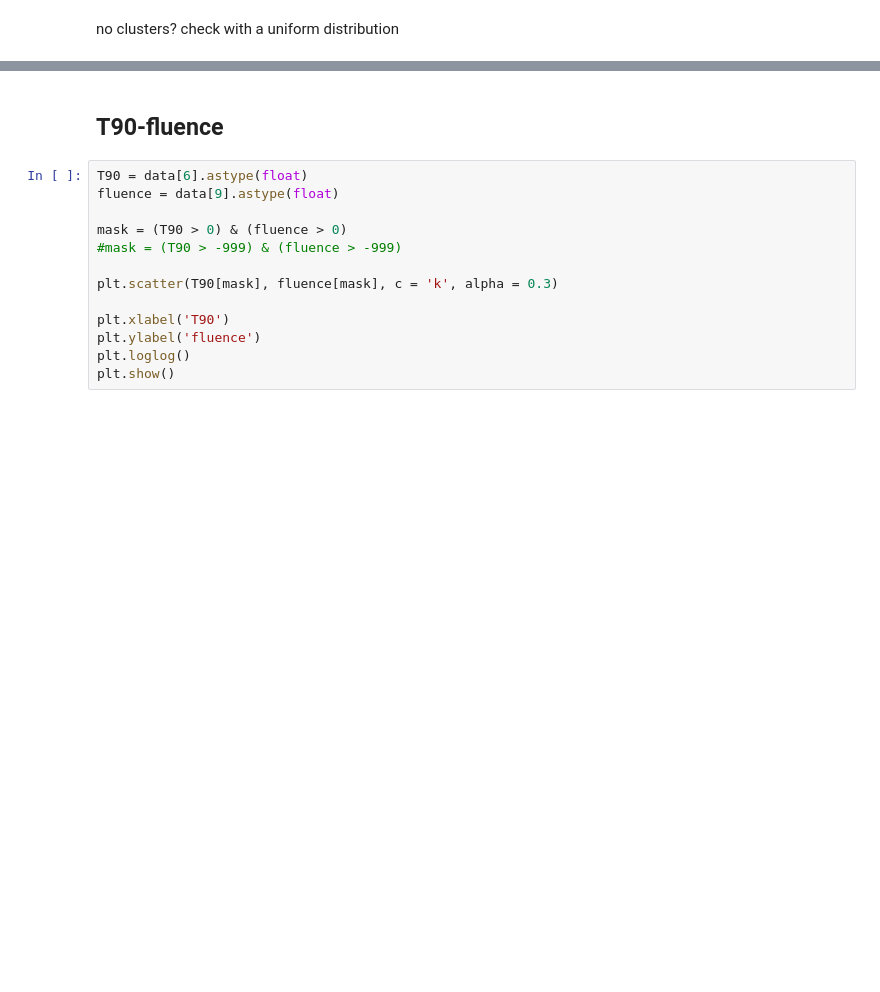
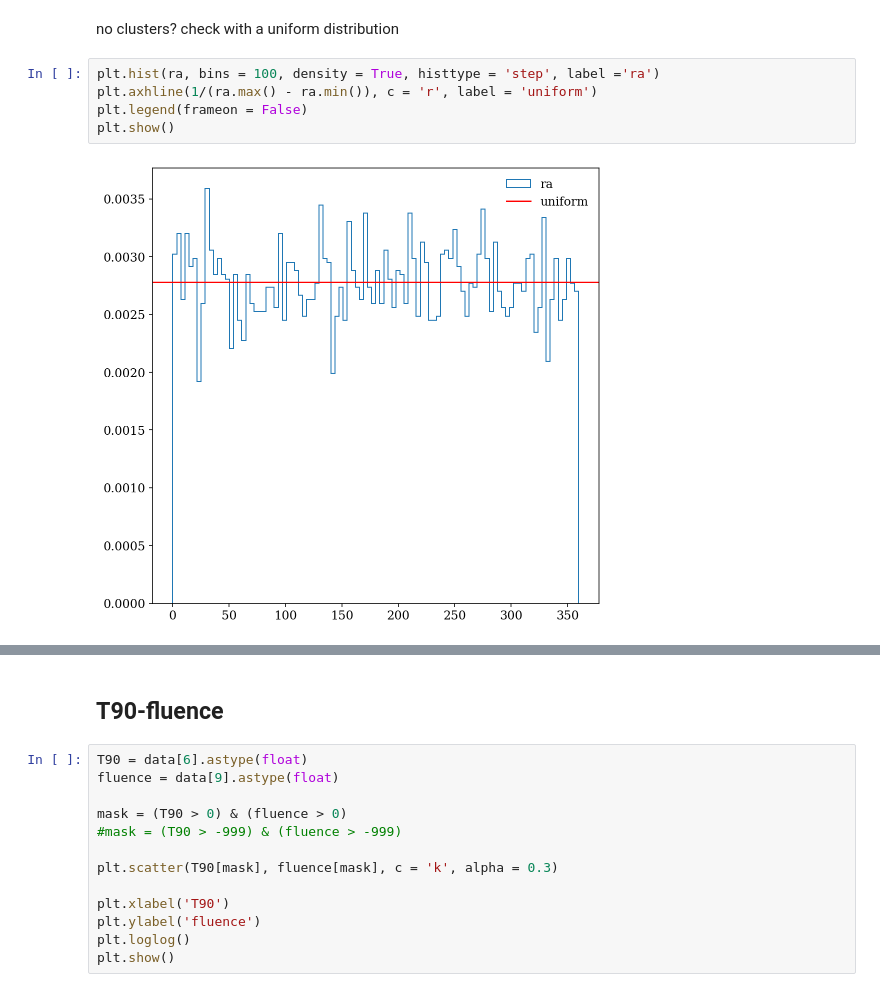
Before and after one commit to asantini29/astrostatistics_bicocca_2022, a Jupyter notebook: working/L14_GRB.ipynb, the cells around one changed output, grey strips where cells are left out. Drawn from its saved outputs; the diff is of its cells as text; blank space fills up the shorter version.

```diff
--- a/working/L14_GRB.ipynb
+++ b/working/L14_GRB.ipynb
@@ -47,2 +50,9 @@ plt.show()
 # %% [markdown]
 no clusters? check with a uniform distribution
+# %%
+plt.hist(ra, bins = 100, density = True, histtype = 'step', label ='ra')
+plt.axhline(1/(ra.max() - ra.min()), c = 'r', label = 'uniform')
+plt.legend(frameon = False)
+plt.show()
+# %% [output]
+[figure, added]
```
Also changed, not shown: parts of 23 cells of this notebook.
